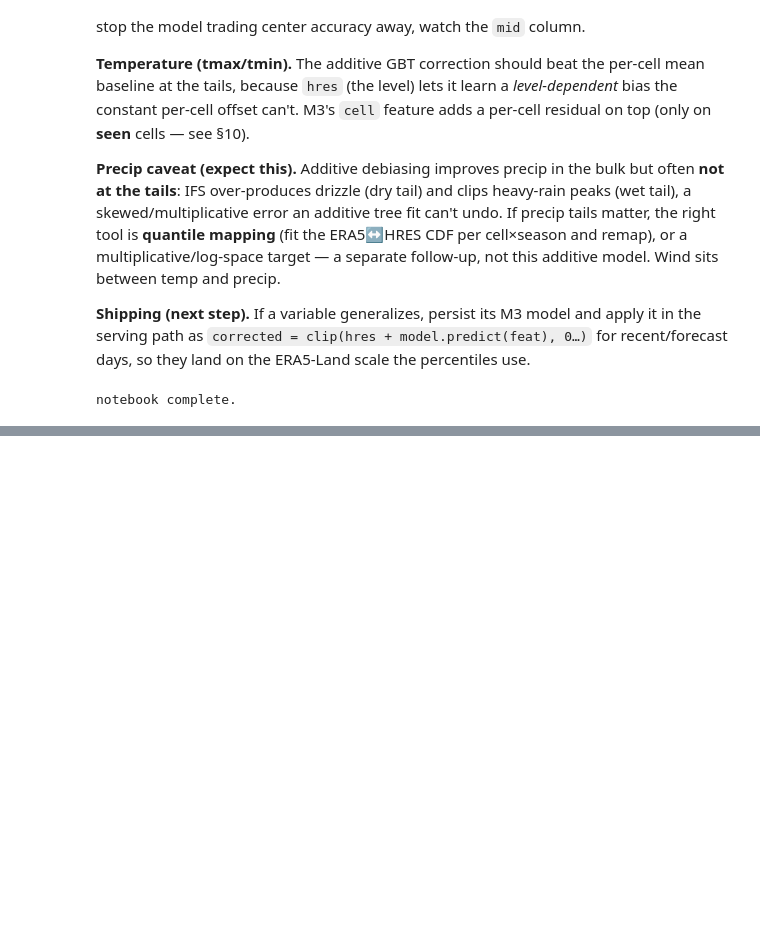
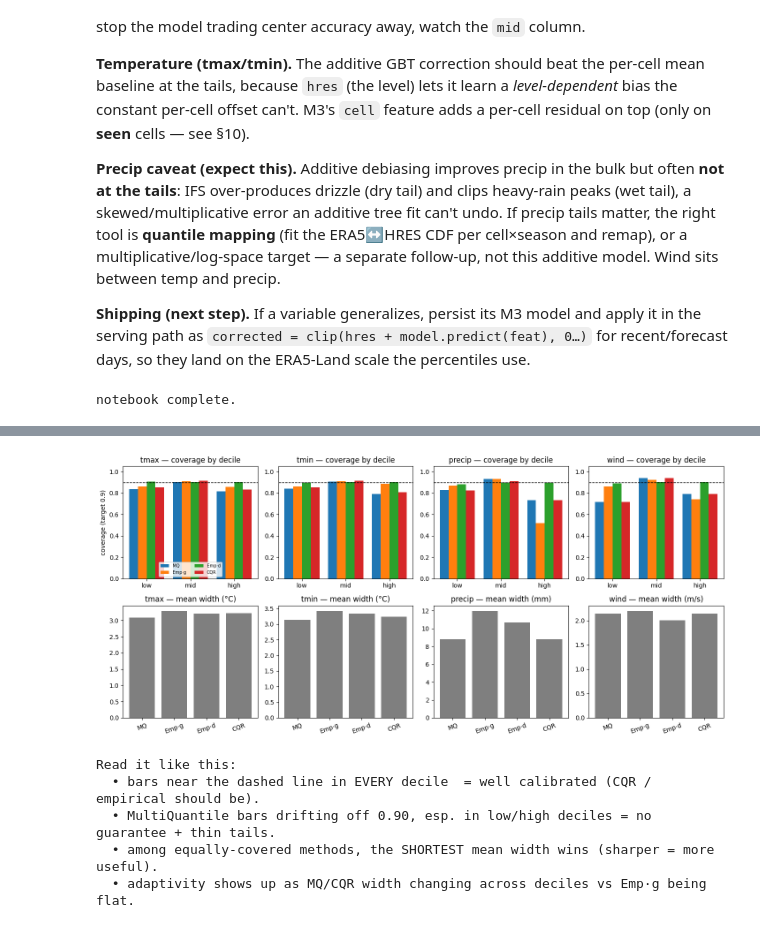
Before and after one commit to theitush/WeatherBaseline, a Jupyter notebook: scripts/bias_study/ml_debias.ipynb, the cells around one changed output, grey strips where cells are left out. Saved outputs shown, nothing was run; the diff lists cells and outputs as text; code cells hidden in the pictures; blank space fills up the shorter version.

```diff
--- a/scripts/bias_study/ml_debias.ipynb
+++ b/scripts/bias_study/ml_debias.ipynb
@@ -782,0 +903,35 @@ notebook complete.
+# %%
+# === 12b. The tradeoff, drawn: calibration (coverage) vs sharpness (width) ===
+order = ['MultiQuantile', 'Empirical (global)', 'Empirical (decile)', 'CQR']
+short = {'MultiQuantile': 'MQ', 'Empirical (global)': 'Emp·g',
+         'Empirical (decile)': 'Emp·d', 'CQR': 'CQR'}
+decs  = ['low', 'mid', 'high']
+fig, axes = plt.subplots(2, len(VARS), figsize=(3.6 * len(VARS), 6.6))
+for j, v in enumerate(VARS):
+    n = v['name']; sU = U[U['var'] == n].set_index('method')
+    ax = axes[0, j]; x = np.arange(len(decs)); w = 0.2
+    for i, m in enumerate(order):
+        ax.bar(x + (i - 1.5) * w, [sU.loc[m, f'cov_{d}'] for d in decs], w, label=short[m])
+    ax.axhline(NOM, color='k', ls='--', lw=1)
+    ax.set_xticks(x); ax.set_xticklabels(decs); ax.set_ylim(0, 1.05)
+    ax.set_title(f'{n} — coverage by decile')
+    if j == 0: ax.set_ylabel(f'coverage (target {NOM})')
+    ax2 = axes[1, j]
+    ax2.bar(range(len(order)), [sU.loc[m, 'width_all'] for m in order], color='tab:gray')
+    ax2.set_xticks(range(len(order))); ax2.set_xticklabels([short[m] for m in order], rotation=20)
+    ax2.set_title(f'{n} — mean width ({v["unit"]})')
+axes[0, 0].legend(fontsize=7, loc='lower center', ncol=2)
+plt.tight_layout(); plt.show()
+
+print('Read it like this:')
+print('  • bars near the dashed line in EVERY decile  = well calibrated (CQR / empirical should be).')
+print('  • MultiQuantile bars drifting off 0.90, esp. in low/high deciles = no guarantee + thin tails.')
+print('  • among equally-covered methods, the SHORTEST mean width wins (sharper = more useful).')
+print('  • adaptivity shows up as MQ/CQR width changing across deciles vs Emp·g being flat.')
+# %% [output]
+[figure, added]
+Read it like this:
+  • bars near the dashed line in EVERY decile  = well calibrated (CQR / empirical should be).
+  • MultiQuantile bars drifting off 0.90, esp. in low/high deciles = no guarantee + thin tails.
+  • among equally-covered methods, the SHORTEST mean width wins (sharper = more useful).
+  • adaptivity shows up as MQ/CQR width changing across deciles vs Emp·g being flat.
```
Also changed, not shown: parts of 8 cells of this notebook.
